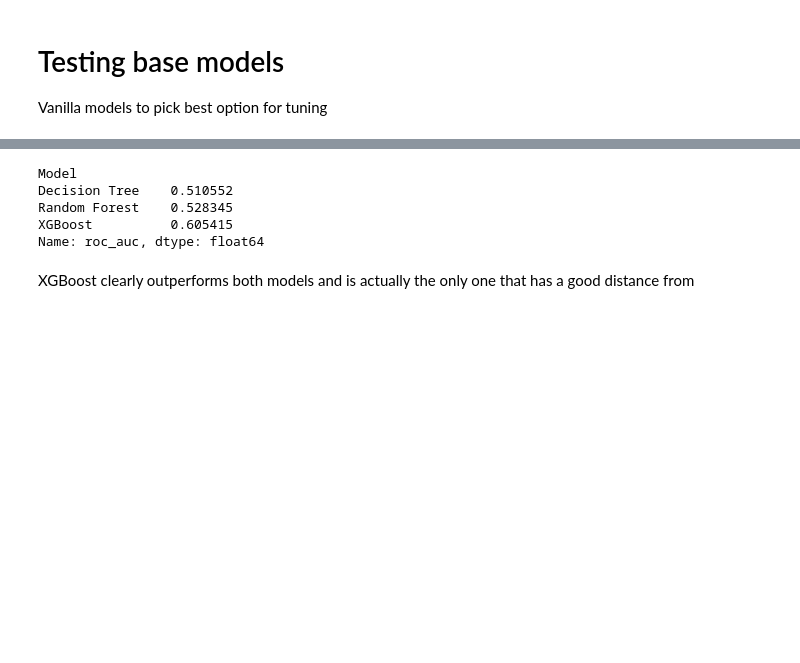
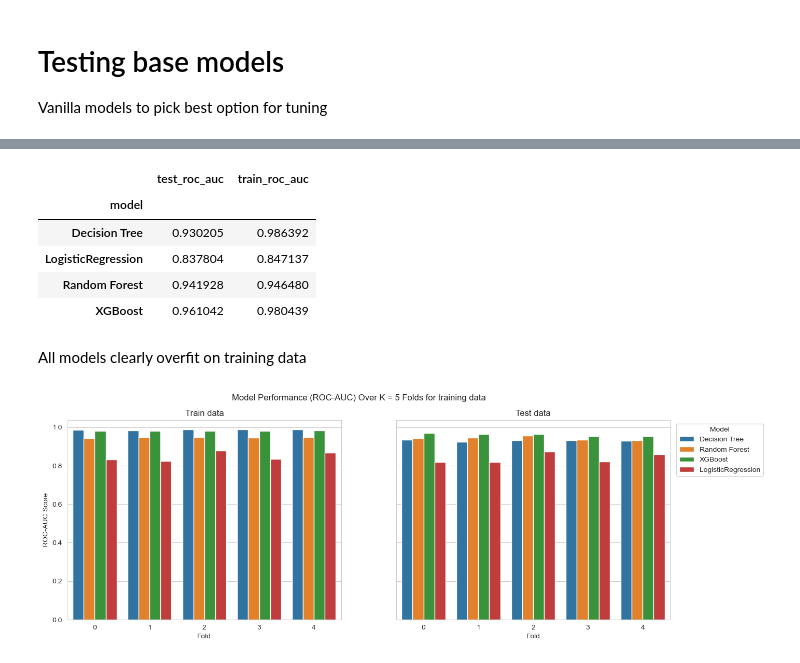
Before and after one commit to bglucca/ArvatoCustomerSegmentation, a Jupyter notebook: 05_mailout_predictions.ipynb, the cells around one changed output, grey strips where cells are left out. Saved outputs shown, nothing was run; the diff lists cells and outputs as text; code cells hidden in the pictures; blank space fills up the shorter version.

Commit message:
Added SMOTE experimentation for unbalanced target

```diff
--- a/05_mailout_predictions.ipynb
+++ b/05_mailout_predictions.ipynb
@@ -217,0 +330,2 @@ plt.show()
+# %%
+cat_cols_idx_list = [X.columns.get_loc(col) for col in np.append(binary_vars, dummyfied_cols_list)]
@@ -217,0 +344,8 @@ plt.show()
+# %%
+smotenc = imblearn.over_sampling.SMOTENC(categorical_features=cat_cols_idx_list,
+                                         sampling_strategy=0.1,
+                                         random_state = 123)
+# %%
+X_train_rs, y_train_rs = smotenc.fit_resample(X_train.values, y_train.values)
+# %%
+results_df = evaluate_models(X_train_rs, y_train_rs, dict_models = models_dict, cv = skfold)
@@ -218,10 +367,47 @@ plt.show()
 # %%
-results_df.groupby('Model')['roc_auc'].mean()
+results_df.groupby('model')[['test_roc_auc','train_roc_auc']].mean()
 # %% [output]
-Model
-Decision Tree    0.510552
-Random Forest    0.528345
-XGBoost          0.605415
-Name: roc_auc, dtype: float64
+|  | test_roc_auc | train_roc_auc |
+| model |  |  |
+| Decision Tree | 0.930205 | 0.986392 |
+| LogisticRegression | 0.837804 | 0.847137 |
+| Random Forest | 0.941928 | 0.946480 |
+| XGBoost | 0.961042 | 0.980439 |
-# %% [markdown]
-XGBoost clearly outperforms both models and is actually the only one that has a good distance from
+# %% [markdown]
+All models clearly overfit on training data
+# %%
+fig, ax = plt.subplots(1,2,figsize = (15,5), sharey=True)
+
+sns.barplot(data = results_df,
+                    x = 'Fold',
+                    y = 'train_roc_auc',
+                    hue = 'model',
+                    ax = ax[0])
+
+sns.barplot(data = results_df,
+                    x = 'Fold',
+                    y = 'test_roc_auc',
+                    hue = 'model',
+                    ax = ax[1])
+
+ax[0].set_ylabel('ROC-AUC Score')
+
+ax[0].get_legend().remove()
+
+ax[0].set_title('Train data')
+
+ax[1].set_title('Test data')
+
+ax[1].legend(title = 'Model',bbox_to_anchor = (1.01,1), loc = 'upper left')
+
+ax[1].set_ylabel('')
+
+for a in ax:
+
+    a.set_xlabel('Fold')
+
+plt.suptitle('Model Performance (ROC-AUC) Over K = 5 Folds for training data')
+
+plt.show()
+# %% [output]
+[figure, added]
```
Also changed, not shown: parts of 28 cells of this notebook.
